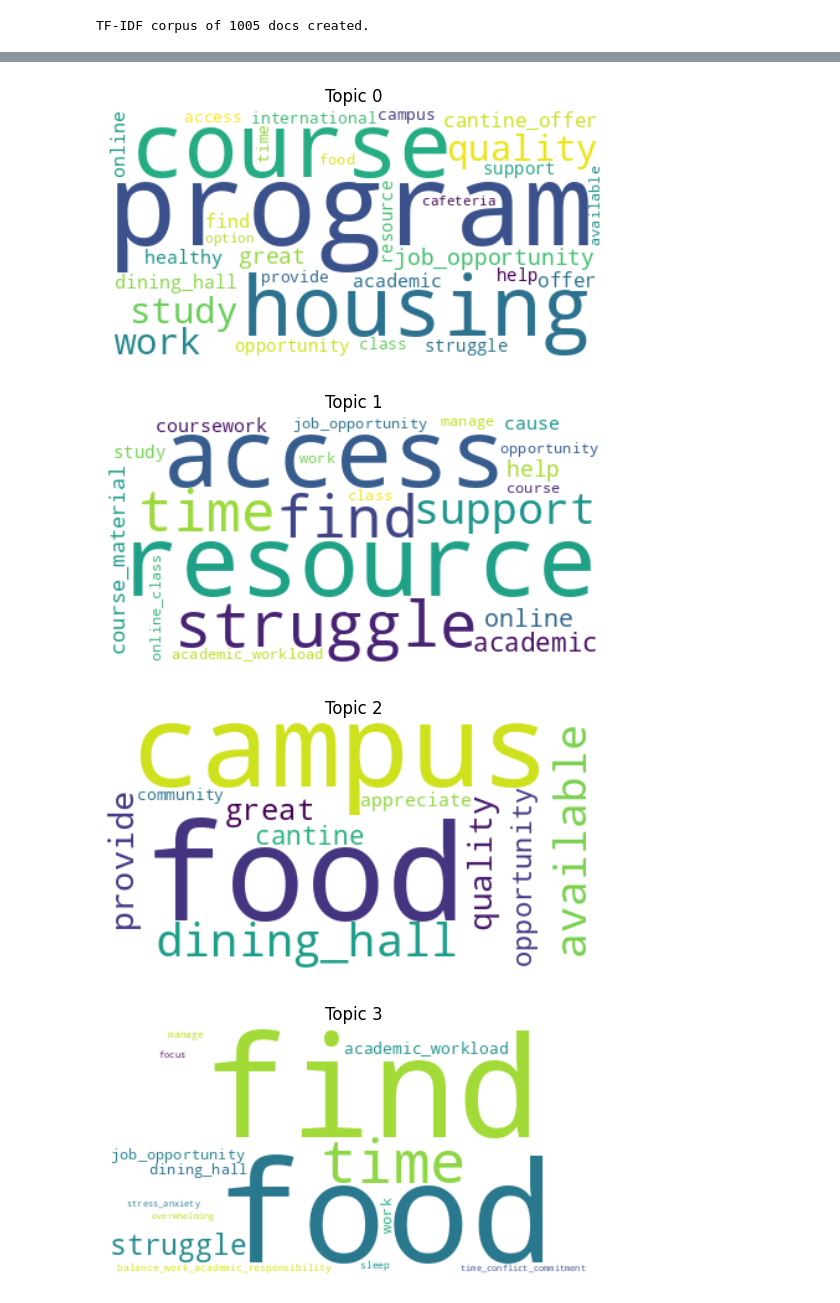
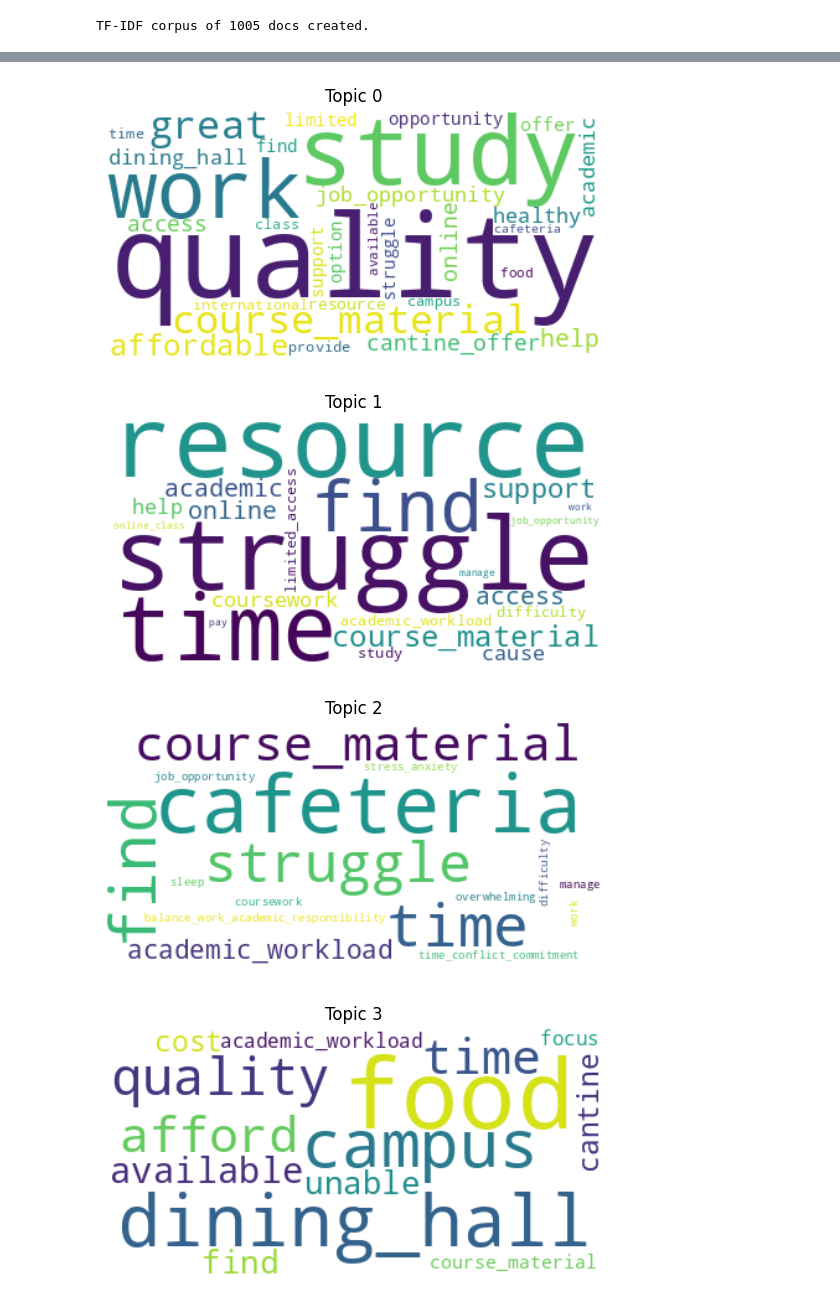
Before and after one commit to shevchukum/student-complaints-topics, a Jupyter notebook: notebooks/lsa_analysis.ipynb, the cells around one changed output, grey strips where cells are left out. Cells and saved outputs as stored; diff of their text form; code cells hidden in the pictures.

```diff
--- a/notebooks/lsa_analysis.ipynb
+++ b/notebooks/lsa_analysis.ipynb
@@ -21,7 +21,7 @@ Loaded 1005 docs.
 # %% [markdown]
 <span style="color:orange; font-size:18px;"><b>1. Cleaning and tokenizing</b></span>
 # %%
-from src.preprocessing.clean_for_lsa_lda import normalize_texts, lemmatize_and_tokenize, apply_ngrams
+from src.preprocessing.clean_text import normalize_texts, lemmatize_and_tokenize, apply_bigrams
 
 # 1. Normalization
 cleaned_texts = normalize_texts(texts)
@@ -30,16 +30,8 @@ cleaned_texts = normalize_texts(texts)
 tokenized_texts = lemmatize_and_tokenize(cleaned_texts)
 
 # 3. N-gramms
-corpus_tokens = apply_ngrams(tokenized_texts)
+corpus_tokens = apply_bigrams(tokenized_texts)
 
 print(f"Cleaned and tokenized {len(corpus_tokens)} docs.")
 # %% [output]
 Cleaned and tokenized 1005 docs.
-# %%
-# Checking most common words to include not relevant into domain stopwords and repeat tokenization
-from collections import Counter
-
-counts = Counter(token for doc in corpus_tokens for token in doc)
-top_100 = counts.most_common(100)
-for word, freq in top_100:
-    print(word, freq)
@@ -84,5 +37,0 @@ Cleaned and tokenized 1005 docs.
-# %%
-counts = Counter(token for doc in corpus_tokens for token in doc)
-top_100 = counts.most_common(100)
-for word, freq in top_100:
-    print(word, freq)
@@ -123,8 +54,25 @@ TF-IDF corpus of 1005 docs created.
 # %%
 from src.topic_models.lsa_lda_models import train_lsa, print_topics
+from src.metrics.wetc import wetc
+from gensim.models import CoherenceModel
+import os
+os.environ["TOKENIZERS_PARALLELISM"] = "true"
 
-num_topics = 11
-lsa_model = train_lsa(tfidf_corpus, dictionary, num_topics=num_topics)
+for num_topics in range(3,16):
+    lsa_model = train_lsa(tfidf_corpus, dictionary, num_topics=num_topics)
+    lsa_topics = lsa_model.show_topics(num_words=10, formatted=False)
+    topics = [[word for word, weight in topic] for topic_id, topic in lsa_topics]
 
-print_topics(lsa_model, num_words=10)
+    coherence_model = CoherenceModel(
+        topics=topics,
+        texts=corpus_tokens,
+        dictionary=dictionary,
+        coherence='c_v',
+        window_size=10    # =< 0.5 x median length of docs (20)
+    )
+
+    cv_score = coherence_model.get_coherence()
+    wetc_score = wetc(topics)
+    waver = 0.7 * wetc_score + 0.3 * cv_score
+    print(f"Num topics: {num_topics}, C_v: {cv_score:.3f},  WETC: {wetc_score:.3f}, Average: {waver:.3f}")
 # %% [output]
@@ -201,16 +94,18 @@ Counter({np.int64(0): 183,
 # %%
 from wordcloud import WordCloud
+import matplotlib.pyplot as plt
 
+lsa_model = train_lsa(tfidf_corpus, dictionary, num_topics=15)
 for topic_id, topic in lsa_model.show_topics(num_words=30, formatted=False):
     topic_words = dict(topic)
     wc = WordCloud(width=400, height=200, background_color="white").generate_from_frequencies(topic_words)
     plt.figure()
     plt.imshow(wc, interpolation="bilinear")
     plt.axis("off")
     plt.title(f"Topic {topic_id}")
     plt.show()
 # %% [output]
-[figure, old version]
+[figure, new version]
-[figure, old version]
+[figure, new version]
-[figure, old version]
+[figure, new version]
-[figure, old version]
+[figure, new version]
```
Also changed, not shown: parts of 14 cells of this notebook, 9 other files.
